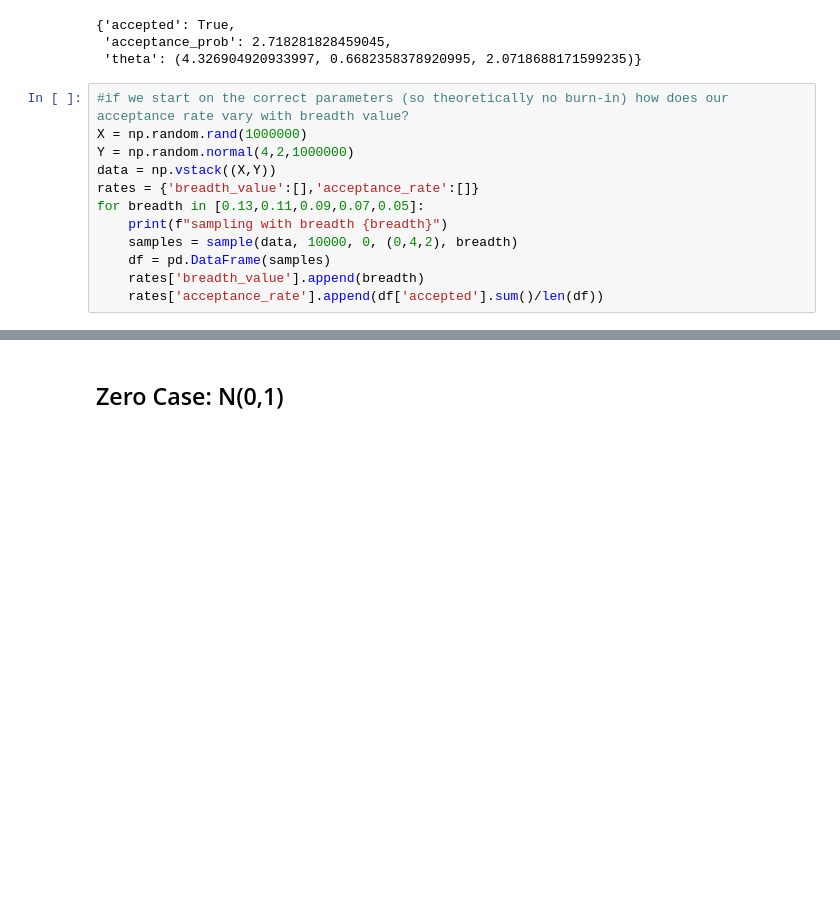
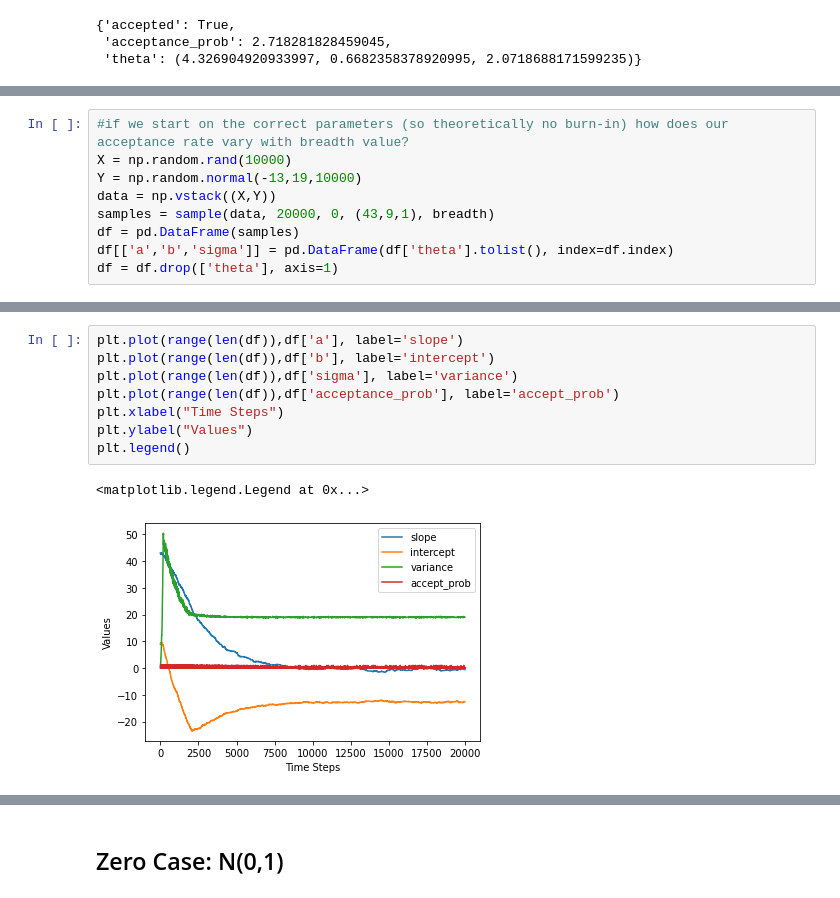
Before and after one commit to SeanSteinle/stat778-final, a Jupyter notebook: notebooks/simulation_study.ipynb, the cells around one changed output, grey strips where cells are left out. Cells and saved outputs as stored; diff of their text form; blank space fills up the shorter version.

```diff
--- a/notebooks/simulation_study.ipynb
+++ b/notebooks/simulation_study.ipynb
@@ -95,15 +99,3 @@ step(data,(4,0,2),0.5)
 {'accepted': True,
  'acceptance_prob': 2.718281828459045,
  'theta': (4.326904920933997, 0.6682358378920995, 2.0718688171599235)}
-# %%
-#if we start on the correct parameters (so theoretically no burn-in) how does our acceptance rate vary with breadth value?
-X = np.random.rand(1000000)
-Y = np.random.normal(4,2,1000000)
-data = np.vstack((X,Y))
-rates = {'breadth_value':[],'acceptance_rate':[]}
-for breadth in [0.13,0.11,0.09,0.07,0.05]:
-    print(f"sampling with breadth {breadth}")
-    samples = sample(data, 10000, 0, (0,4,2), breadth)
-    df = pd.DataFrame(samples)
-    rates['breadth_value'].append(breadth)
-    rates['acceptance_rate'].append(df['accepted'].sum()/len(df))
@@ -117,0 +102,9 @@ SyntaxError: 'break' outside loop (<ipython-input-6-6aaf1f276005>, line 1)
+# %%
+#if we start on the correct parameters (so theoretically no burn-in) how does our acceptance rate vary with breadth value?
+X = np.random.rand(10000)
+Y = np.random.normal(-13,19,10000)
+data = np.vstack((X,Y))
+samples = sample(data, 20000, 0, (43,9,1), breadth)
+df = pd.DataFrame(samples)
+df[['a','b','sigma']] = pd.DataFrame(df['theta'].tolist(), index=df.index)
+df = df.drop(['theta'], axis=1)
@@ -117,0 +159,11 @@ SyntaxError: 'break' outside loop (<ipython-input-6-6aaf1f276005>, line 1)
+# %%
+plt.plot(range(len(df)),df['a'], label='slope')
+plt.plot(range(len(df)),df['b'], label='intercept')
+plt.plot(range(len(df)),df['sigma'], label='variance')
+plt.plot(range(len(df)),df['acceptance_prob'], label='accept_prob')
+plt.xlabel("Time Steps")
+plt.ylabel("Values")
+plt.legend()
+# %% [output]
+<matplotlib.legend.Legend at 0x...>
+[figure, added]
```
Also changed, not shown: parts of 18 cells of this notebook, 7 other files.
